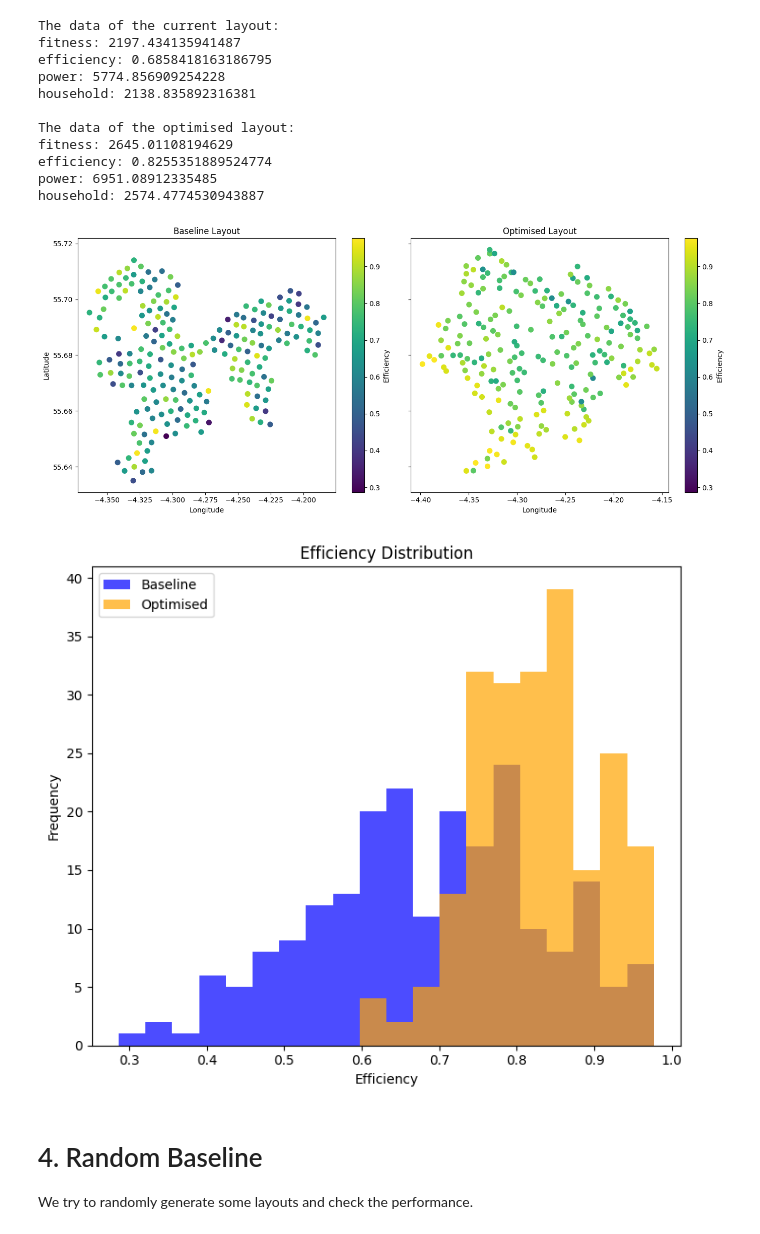
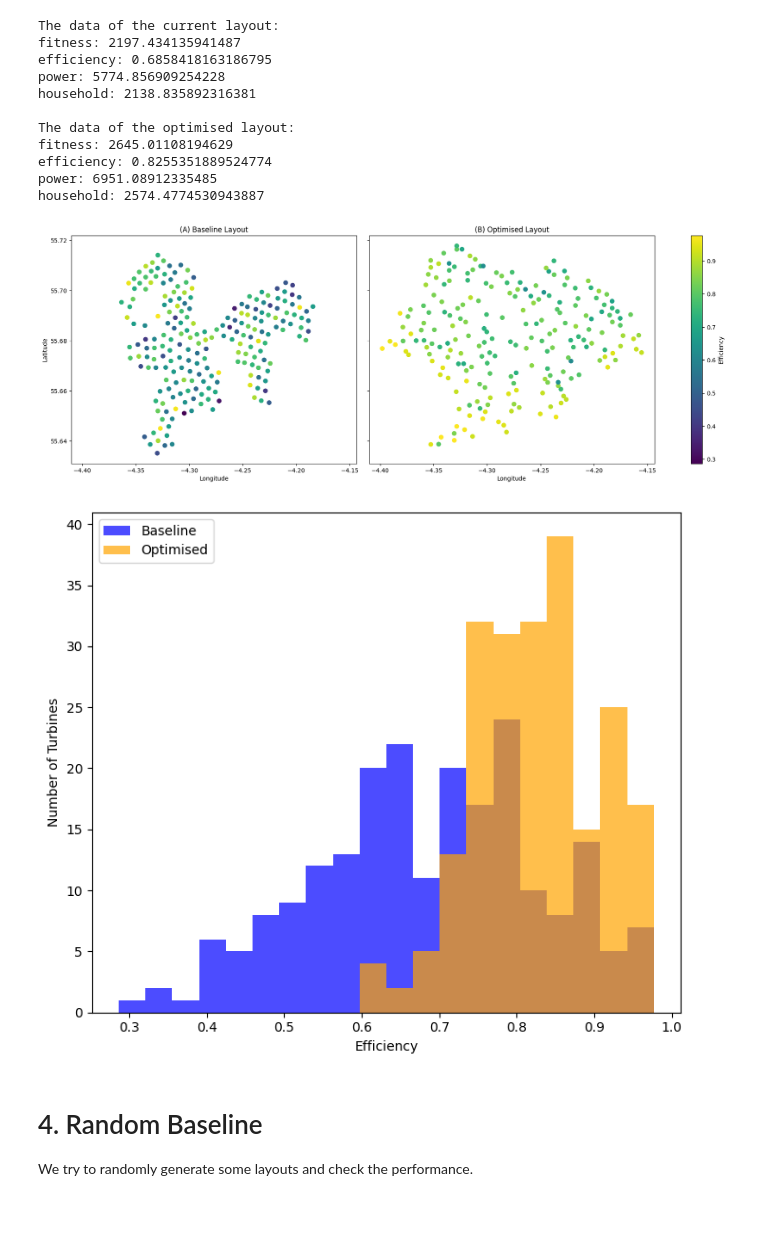
Before and after one commit to ShitianZhang22/Wind-Farm-Layout-Optimisation, a Jupyter notebook: whitelee2.ipynb, the cells around one changed output. Drawn from its saved outputs; the diff is of its cells as text; code cells hidden in the pictures.

```diff
--- a/whitelee2.ipynb
+++ b/whitelee2.ipynb
@@ -411,41 +412,51 @@ efficiency: 0.8255351889524774
 power: 6951.08912335485
 household: 2574.4774530943887
 # %%
+'''
+Further directions for this graph:
+1. Let people know this is a map. Add the base map with the site border (can use PS).
+2. X and Y scales be put inside the plot with logitude and latitude. Think of adding grids.
+3. The projection can be UTM, while the scales are still corresponding longitude and latitude.
+4. Add grey border to dots.
+'''
+
 # Visualisation
 
 # Assuming turbine_loc, turbine_eff, optimised_loc, and optimised_eff are already defined
 # turbine_loc and optimised_loc should be lists of (x, y) tuples
 # turbine_eff and optimised_eff should be lists of efficiency values
 
 # Extract x and y coordinates for baseline and optimized layouts
 baseline_y, baseline_x = zip(*turbine_loc)
 optimised_y, optimised_x = zip(*optimised_loc)
 
 # Determine the global efficiency range for consistent colormap scaling
 eff_min = min(min(turbine_eff), min(optimised_eff))
 eff_max = max(max(turbine_eff), max(optimised_eff))
 
 # Create the scatterplots
-fig, axes = plt.subplots(1, 2, figsize=(14, 6), sharey=True)
+fig, axes = plt.subplots(1, 2, figsize=(18, 6), sharey=True, sharex=True)
+plt.tight_layout()  # This line should be put at the front to make everything right
 
 # Baseline layout scatterplot
 scatter1 = axes[0].scatter(baseline_x, baseline_y, c=turbine_eff, cmap='viridis', s=50, vmin=eff_min, vmax=eff_max)
-axes[0].set_title('Baseline Layout')
+axes[0].set_title('(A) Baseline Layout')
 axes[0].set_xlabel('Longitude')
 axes[0].set_ylabel('Latitude')
-fig.colorbar(scatter1, ax=axes[0], label='Efficiency')
+axes[0].set_xlim(bounds[0] - 0.01, bounds[2] + 0.01)
+# axes[0].set_
+# fig.colorbar(scatter1, ax=axes[0], label='Efficiency')  # This is commented out because it is the same as the second plot.
 
 # Optimized layout scatterplot
 scatter2 = axes[1].scatter(optimised_x, optimised_y, c=optimised_eff, cmap='viridis', s=50, vmin=eff_min, vmax=eff_max)
-axes[1].set_title('Optimised Layout')
+axes[1].set_title('(B) Optimised Layout')
 axes[1].set_xlabel('Longitude')
-fig.colorbar(scatter2, ax=axes[1], label='Efficiency')
+fig.colorbar(scatter2, ax=axes.tolist(), label='Efficiency')
 
 # Adjust layout and display the plots
-plt.tight_layout()
 plt.show()
 # %% [output]
-[figure, old version]
+[figure, new version]
 # %%
 # Assuming turbine_loc, turbine_eff, optimised_loc, and optimised_eff are already defined
 # turbine_loc and optimised_loc should be lists of (x, y) tuples
@@ -465,16 +476,16 @@ fig = plt.figure(figsize=(7, 6))
 # Histogram for efficiency distribution
 plt.hist(turbine_eff, bins=20, range=(eff_min, eff_max), alpha=0.7, label='Baseline', color='blue')
 plt.hist(optimised_eff, bins=20, range=(eff_min, eff_max), alpha=0.7, label='Optimised', color='orange')
-plt.title('Efficiency Distribution')
+# plt.title('Efficiency distribution')
 plt.xlabel('Efficiency')
-plt.ylabel('Frequency')
+plt.ylabel('Number of Turbines')
 plt.legend()
 
 # Adjust layout and display the plots
 plt.tight_layout()
 plt.show()
 # %% [output]
-[figure, old version]
+[figure, new version]
 # %% [markdown]
 # 4. Random Baseline
 
```
Also changed, not shown: parts of 6 cells of this notebook, 3 other files.
